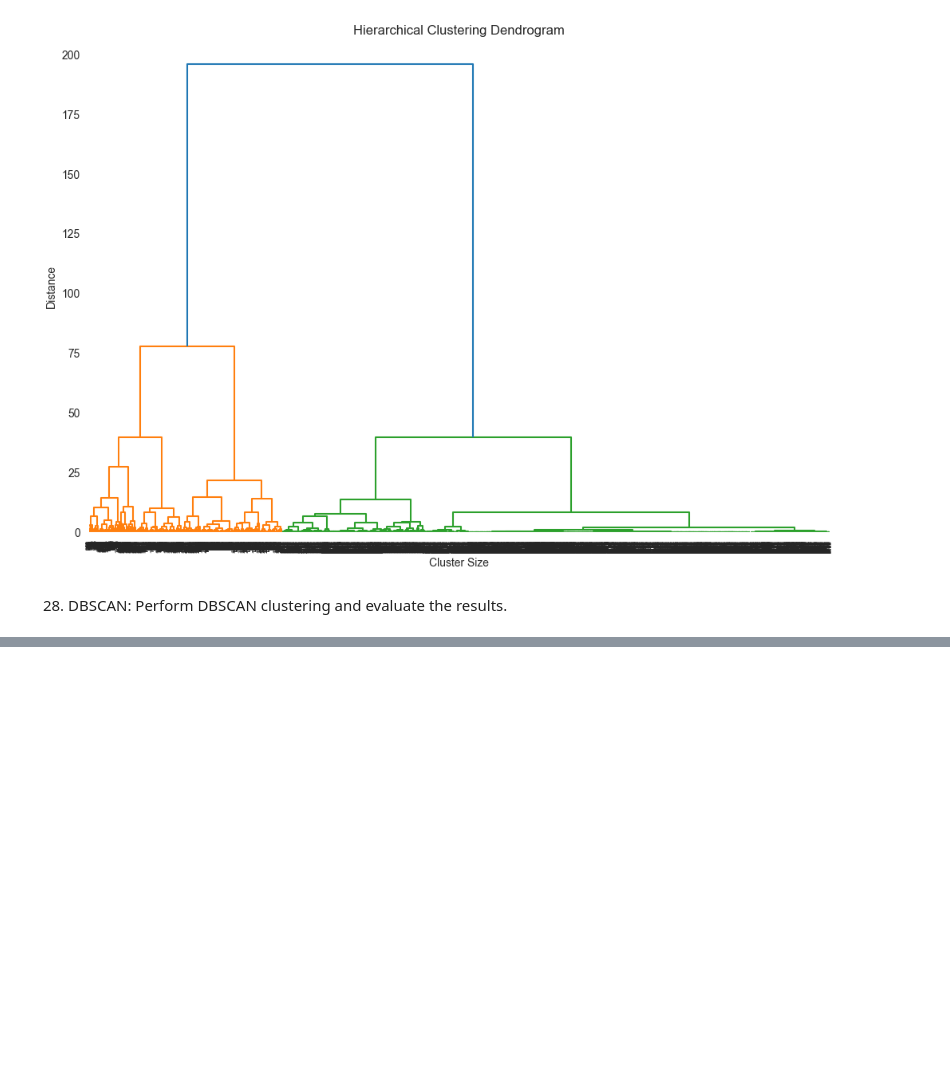
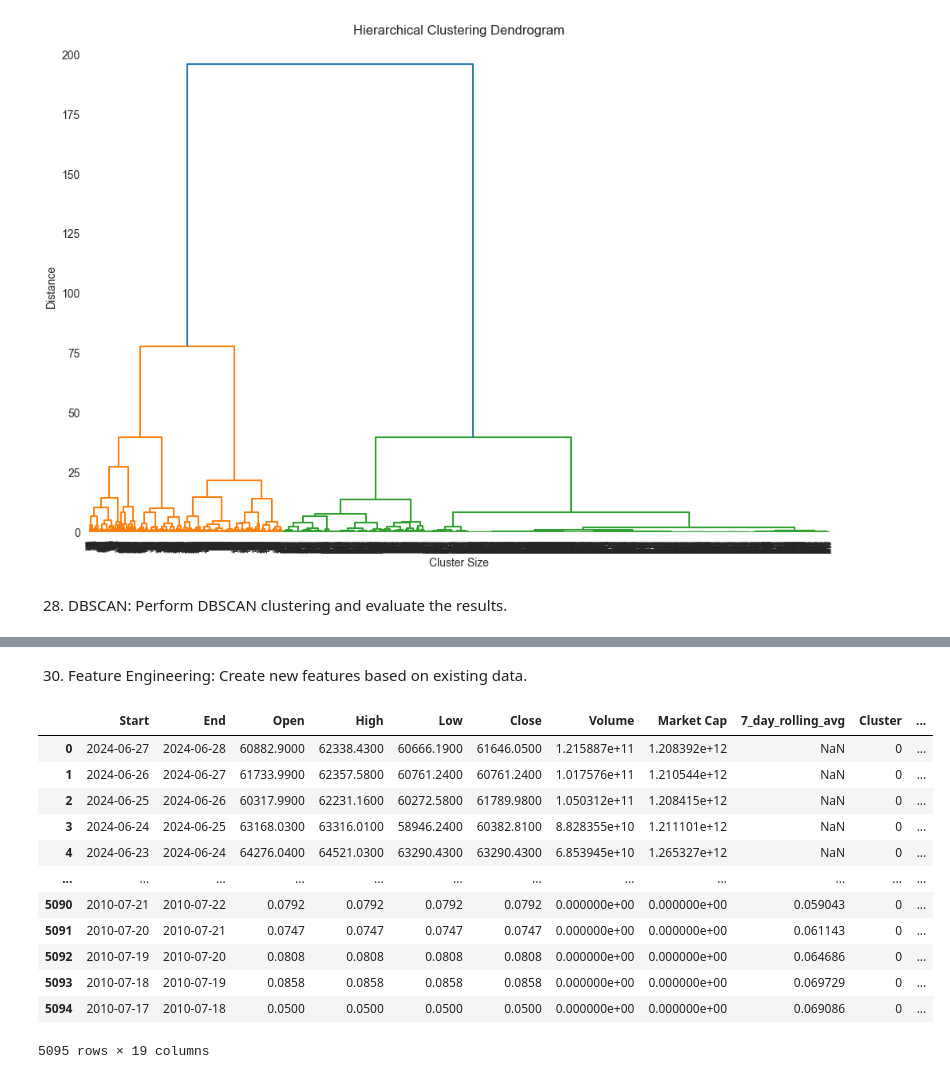
Before and after one commit to ZygimantasB/LLM-practice, a Jupyter notebook: LM practice/kagle/crypto.ipynb, the cells around one changed output, grey strips where cells are left out. Saved outputs shown, nothing was run; the diff lists cells and outputs as text; code cells hidden in the pictures; blank space fills up the shorter version.

```diff
--- a/LM practice/kagle/crypto.ipynb
+++ b/LM practice/kagle/crypto.ipynb
@@ -727,0 +782,31 @@ plt.show()
+# %% [markdown]
+30. Feature Engineering: Create new features based on existing data.
+# %%
+df['Start'] = pd.to_datetime(df['Start'])
+
+df['Price Range'] = df['High'] - df['Low']
+df['Price Average'] = (df['High'] + df['Low']) / 2
+
+df['Rolling_Mean_Close_7'] = df['Close'].rolling(window=7).mean()
+df['Rolling_Mean_Volume_7'] = df['Volume'].rolling(window=7).mean()
+
+df['Day_of_Week'] = df['Start'].dt.dayofweek
+df['Month'] = df['Start'].dt.month
+df['Year'] = df['Start'].dt.year
+
+df['Volume_Price_Avg'] = df['Volume'] * df['Price Average']
+df
+# %% [output]
+|  | Start | End | Open | High | Low | Close | Volume | Market Cap | 7_day_rolling_avg | Cluster | ... |
+| 0 | 2024-06-27 | 2024-06-28 | 60882.9000 | 62338.4300 | 60666.1900 | 61646.0500 | 1.215887e+11 | 1.208392e+12 | NaN | 0 | ... |
+| 1 | 2024-06-26 | 2024-06-27 | 61733.9900 | 62357.5800 | 60761.2400 | 60761.2400 | 1.017576e+11 | 1.210544e+12 | NaN | 0 | ... |
+| 2 | 2024-06-25 | 2024-06-26 | 60317.9900 | 62231.1600 | 60272.5800 | 61789.9800 | 1.050312e+11 | 1.208415e+12 | NaN | 0 | ... |
+| 3 | 2024-06-24 | 2024-06-25 | 63168.0300 | 63316.0100 | 58946.2400 | 60382.8100 | 8.828355e+10 | 1.211101e+12 | NaN | 0 | ... |
+| 4 | 2024-06-23 | 2024-06-24 | 64276.0400 | 64521.0300 | 63290.4300 | 63290.4300 | 6.853945e+10 | 1.265327e+12 | NaN | 0 | ... |
+| ... | ... | ... | ... | ... | ... | ... | ... | ... | ... | ... | ... |
+| 5090 | 2010-07-21 | 2010-07-22 | 0.0792 | 0.0792 | 0.0792 | 0.0792 | 0.000000e+00 | 0.000000e+00 | 0.059043 | 0 | ... |
+| 5091 | 2010-07-20 | 2010-07-21 | 0.0747 | 0.0747 | 0.0747 | 0.0747 | 0.000000e+00 | 0.000000e+00 | 0.061143 | 0 | ... |
+| 5092 | 2010-07-19 | 2010-07-20 | 0.0808 | 0.0808 | 0.0808 | 0.0808 | 0.000000e+00 | 0.000000e+00 | 0.064686 | 0 | ... |
+| 5093 | 2010-07-18 | 2010-07-19 | 0.0858 | 0.0858 | 0.0858 | 0.0858 | 0.000000e+00 | 0.000000e+00 | 0.069729 | 0 | ... |
+| 5094 | 2010-07-17 | 2010-07-18 | 0.0500 | 0.0500 | 0.0500 | 0.0500 | 0.000000e+00 | 0.000000e+00 | 0.069086 | 0 | ... |
+5095 rows × 19 columns
```
Also changed, not shown: parts of 8 cells of this notebook.
